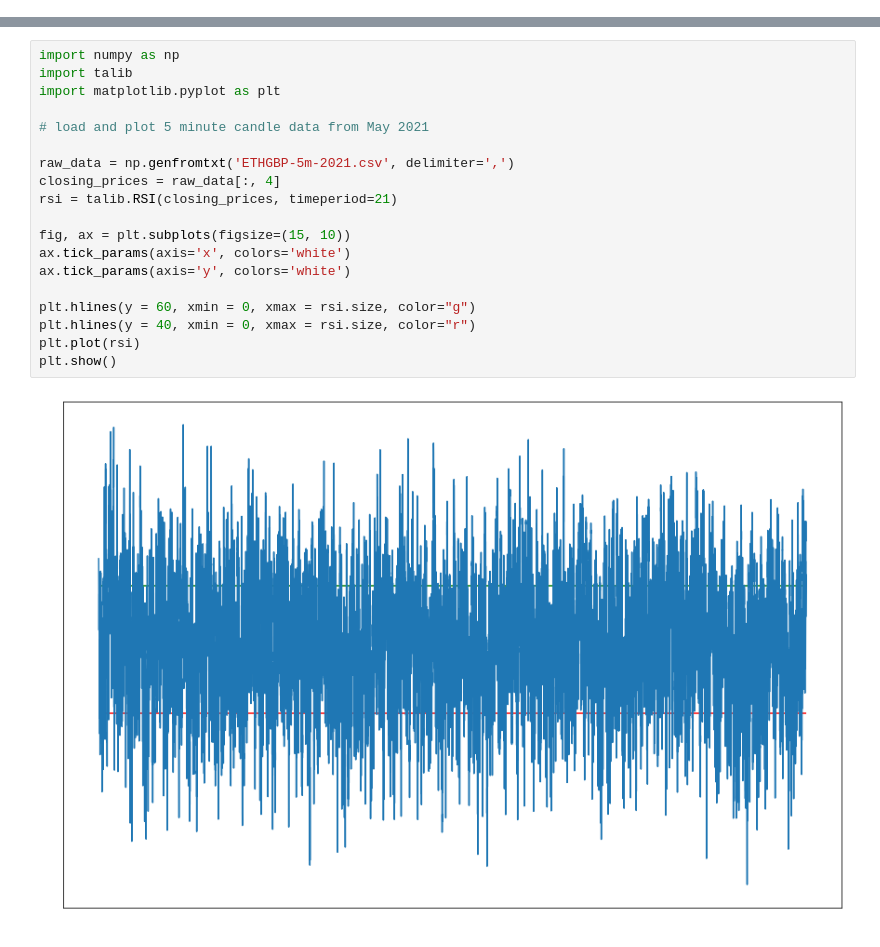
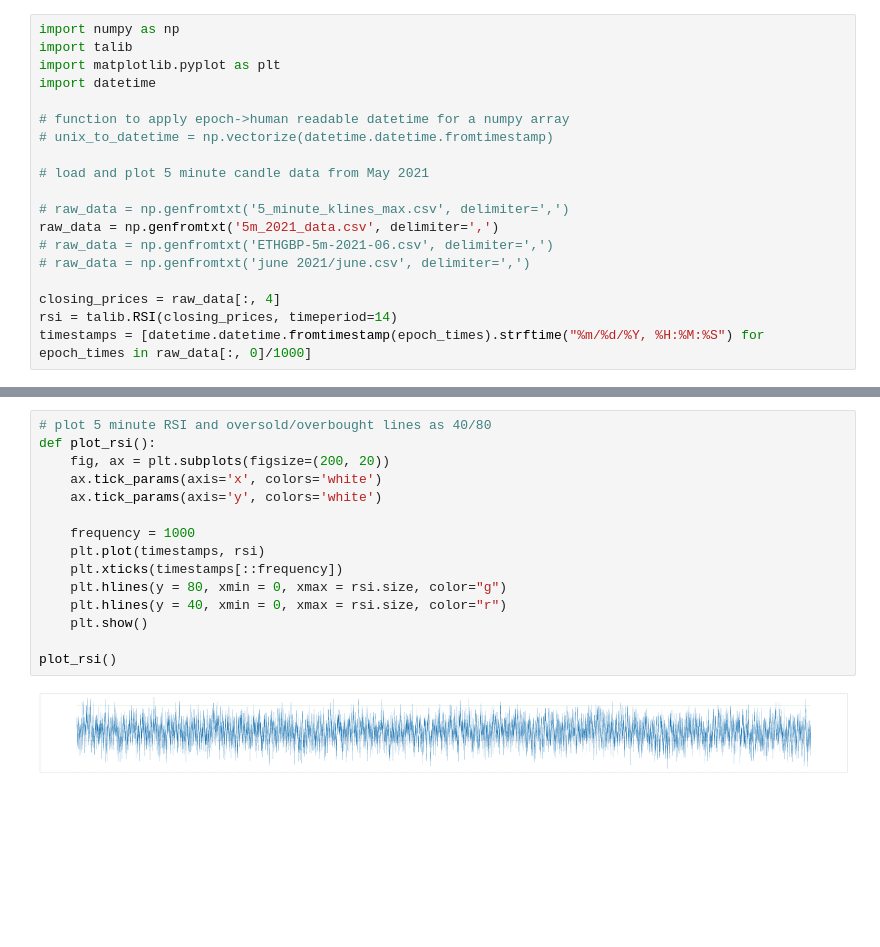
Before and after one commit to mateiarsenie/crypto_learning, a Jupyter notebook: crypto-strategy-exploration.ipynb, the cells around one changed output, grey strips where cells are left out. Cells and saved outputs as stored; diff of their text form; blank space fills up the shorter version.

```diff
--- a/crypto-strategy-exploration.ipynb
+++ b/crypto-strategy-exploration.ipynb
@@ -0,0 +14,19 @@
+# %%
+import numpy as np
+import talib
+import matplotlib.pyplot as plt
+import datetime
+
+# function to apply epoch->human readable datetime for a numpy array
+# unix_to_datetime = np.vectorize(datetime.datetime.fromtimestamp)
+
+# load and plot 5 minute candle data from May 2021
+
+# raw_data = np.genfromtxt('5_minute_klines_max.csv', delimiter=',')
+raw_data = np.genfromtxt('5m_2021_data.csv', delimiter=',')
+# raw_data = np.genfromtxt('ETHGBP-5m-2021-06.csv', delimiter=',')
+# raw_data = np.genfromtxt('june 2021/june.csv', delimiter=',')
+
+closing_prices = raw_data[:, 4]
+rsi = talib.RSI(closing_prices, timeperiod=14)
+timestamps = [datetime.datetime.fromtimestamp(epoch_times).strftime("%m/%d/%Y, %H:%M:%S") for epoch_times in raw_data[:, 0]/1000]
@@ -1,21 +64,17 @@
 # %%
-import numpy as np
-import talib
-import matplotlib.pyplot as plt
+# plot 5 minute RSI and oversold/overbought lines as 40/80
+def plot_rsi():
+    fig, ax = plt.subplots(figsize=(200, 20))
+    ax.tick_params(axis='x', colors='white')
+    ax.tick_params(axis='y', colors='white')
 
-# load and plot 5 minute candle data from May 2021
+    frequency = 1000
+    plt.plot(timestamps, rsi)
+    plt.xticks(timestamps[::frequency])
+    plt.hlines(y = 80, xmin = 0, xmax = rsi.size, color="g")
+    plt.hlines(y = 40, xmin = 0, xmax = rsi.size, color="r")
+    plt.show()
 
-raw_data = np.genfromtxt('ETHGBP-5m-2021.csv', delimiter=',')
-closing_prices = raw_data[:, 4]
-rsi = talib.RSI(closing_prices, timeperiod=21)
-
-fig, ax = plt.subplots(figsize=(15, 10))
-ax.tick_params(axis='x', colors='white')
-ax.tick_params(axis='y', colors='white')
-
-plt.hlines(y = 60, xmin = 0, xmax = rsi.size, color="g")
-plt.hlines(y = 40, xmin = 0, xmax = rsi.size, color="r")
-plt.plot(rsi)
-plt.show()
+plot_rsi()
 # %% [output]
-[figure, old version]
+[figure, new version]
```
Also changed, not shown: parts of 7 cells of this notebook, 2 other files.
